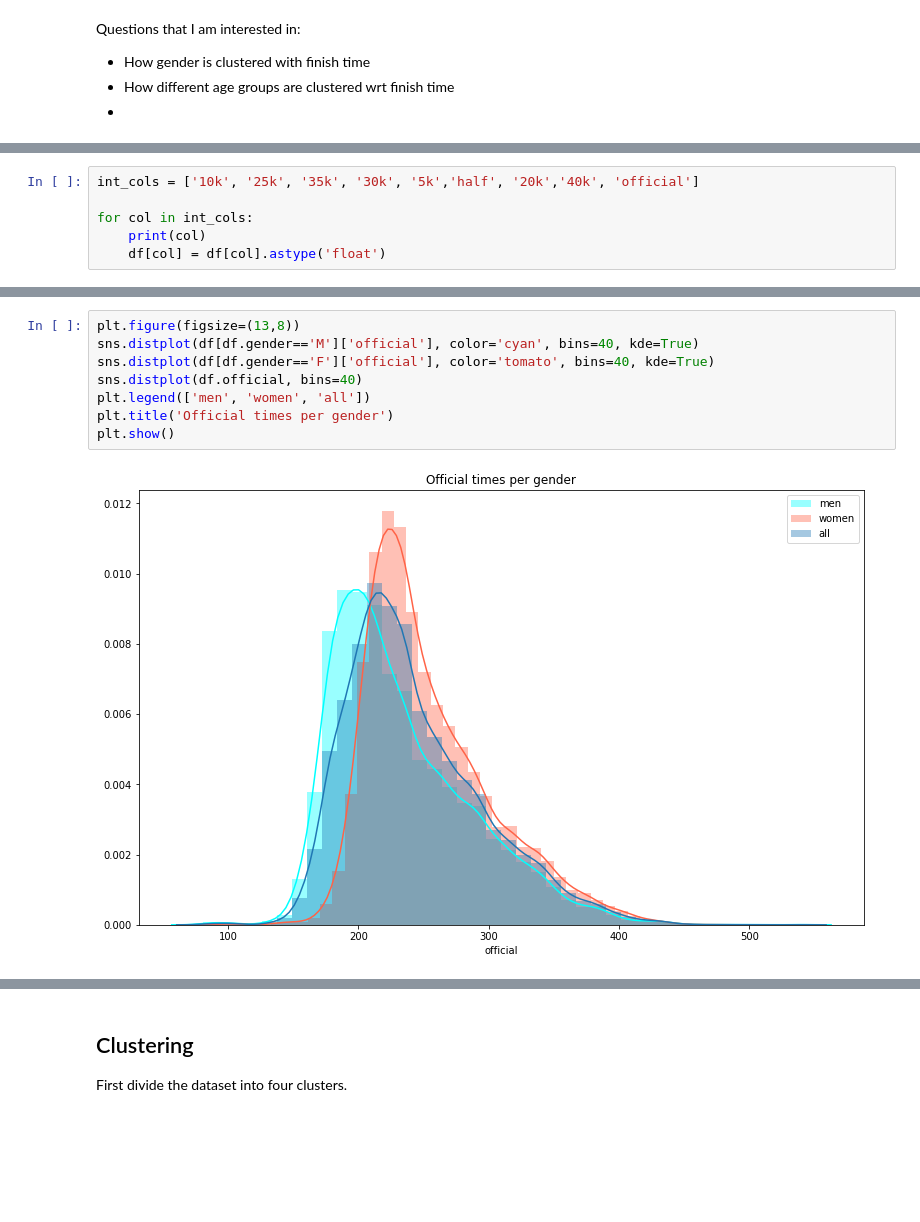
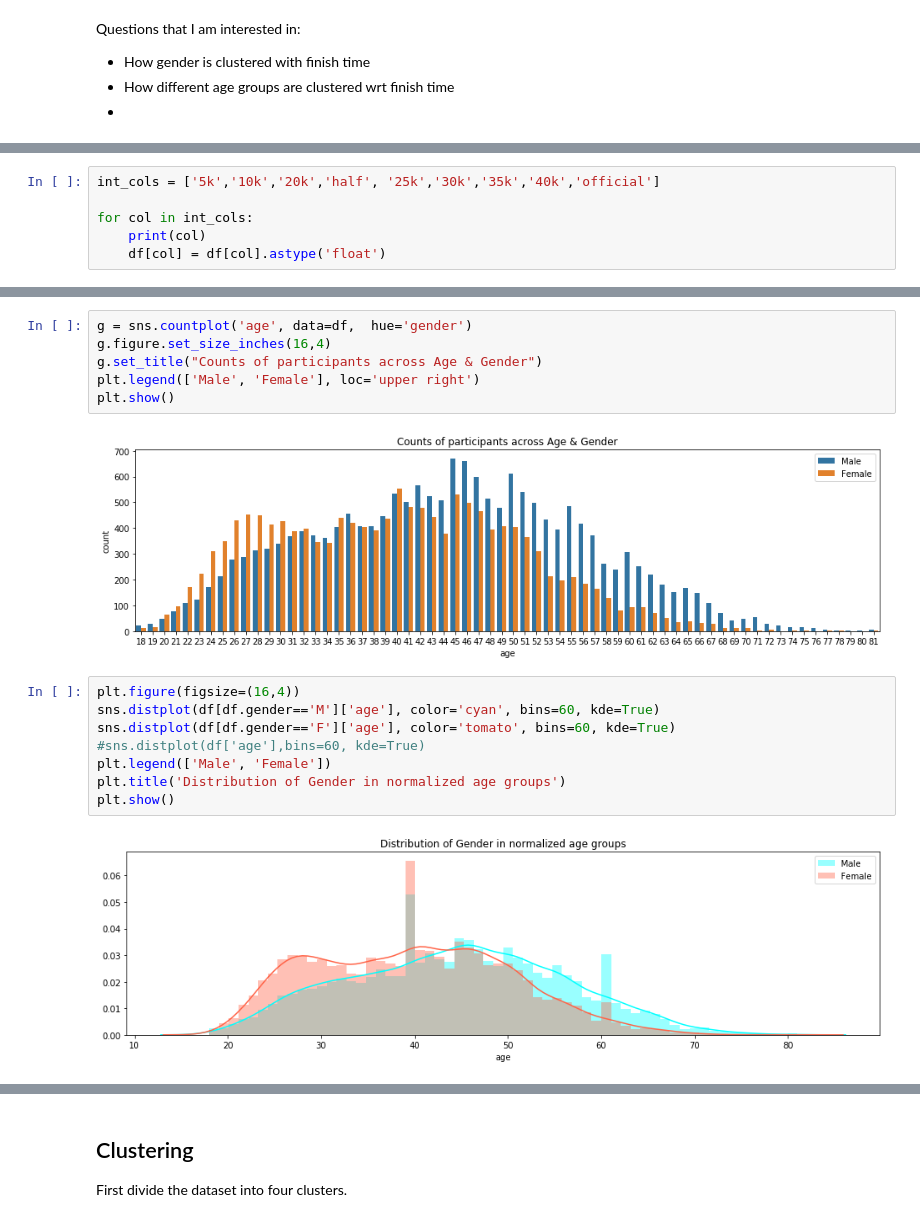
Before and after one commit to PriyankaBiswas/Data-Science, a Jupyter notebook: Unit4_USL/Boston_marathon.ipynb, the cells around one changed output, grey strips where cells are left out. Saved outputs shown, nothing was run; the diff lists cells and outputs as text; blank space fills up the shorter version.

```diff
--- a/Unit4_USL/Boston_marathon.ipynb
+++ b/Unit4_USL/Boston_marathon.ipynb
@@ -96,5 +94,5 @@ dtype: object
 # %%
-int_cols = ['10k', '25k', '35k', '30k', '5k','half', '20k','40k', 'official']
+int_cols = ['5k','10k','20k','half', '25k','30k','35k','40k','official']
 
 for col in int_cols:
     print(col)
@@ -167,10 +191,18 @@ plt.show()
+# %%
+g = sns.countplot('age', data=df,  hue='gender')
+g.figure.set_size_inches(16,4)
+g.set_title("Counts of participants across Age & Gender")
+plt.legend(['Male', 'Female'], loc='upper right')
+plt.show()
+# %% [output]
+[figure, added]
 # %%
-plt.figure(figsize=(13,8))
-sns.distplot(df[df.gender=='M']['official'], color='cyan', bins=40, kde=True)
-sns.distplot(df[df.gender=='F']['official'], color='tomato', bins=40, kde=True)
-sns.distplot(df.official, bins=40)
-plt.legend(['men', 'women', 'all'])
-plt.title('Official times per gender')
+plt.figure(figsize=(16,4))
+sns.distplot(df[df.gender=='M']['age'], color='cyan', bins=60, kde=True)
+sns.distplot(df[df.gender=='F']['age'], color='tomato', bins=60, kde=True)
+#sns.distplot(df['age'],bins=60, kde=True)
+plt.legend(['Male', 'Female'])
+plt.title('Distribution of Gender in normalized age groups')
 plt.show()
 # %% [output]
-[figure, old version]
+[figure, new version]
```
Also changed, not shown: parts of 87 cells of this notebook.
